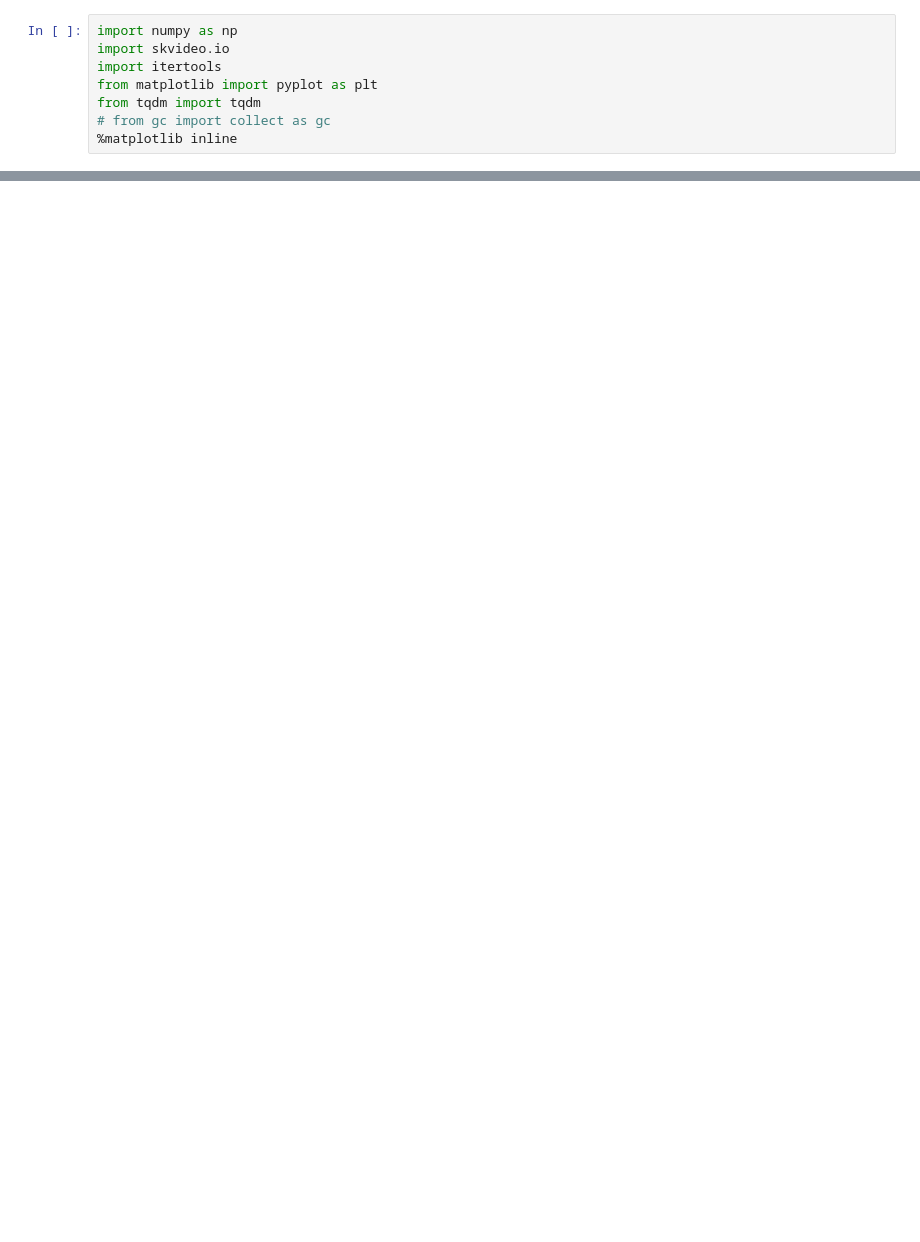
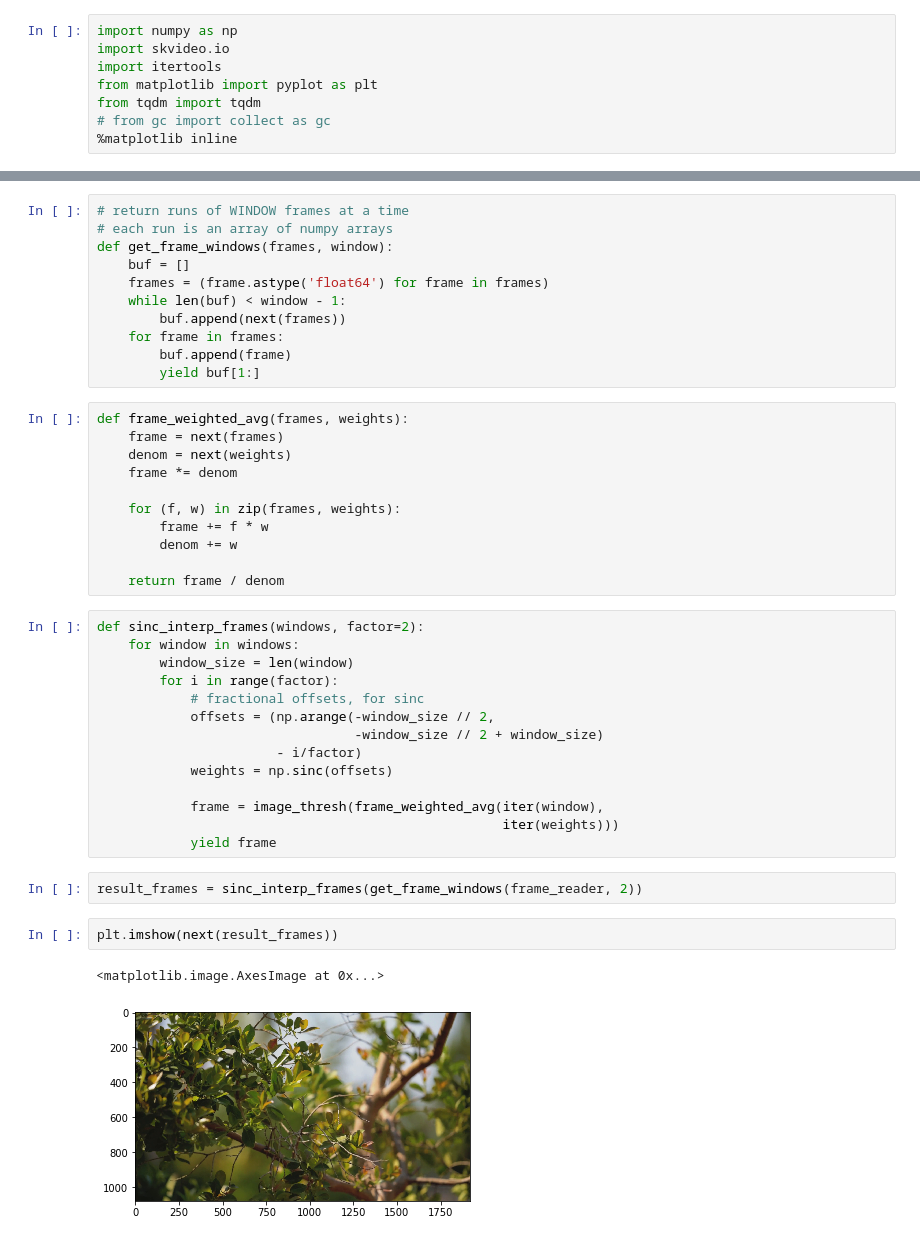
Before and after one commit to simontheflutist/sincvideo, a Jupyter notebook: sinc video.ipynb, the cells around one changed output, grey strips where cells are left out. Drawn from its saved outputs; the diff is of its cells as text; blank space fills up the shorter version.

```diff
--- a/sinc video.ipynb
+++ b/sinc video.ipynb
@@ -102,0 +19,43 @@ rows = pool.map(do_row, rows)
+# %%
+# return runs of WINDOW frames at a time
+# each run is an array of numpy arrays
+def get_frame_windows(frames, window):
+    buf = []
+    frames = (frame.astype('float64') for frame in frames)
+    while len(buf) < window - 1:
+        buf.append(next(frames))
+    for frame in frames:
+        buf.append(frame)
+        yield buf[1:]
+# %%
+def frame_weighted_avg(frames, weights):
+    frame = next(frames)
+    denom = next(weights)
+    frame *= denom
+
+    for (f, w) in zip(frames, weights):
+        frame += f * w
+        denom += w
+
+    return frame / denom
+# %%
+def sinc_interp_frames(windows, factor=2):
+    for window in windows:
+        window_size = len(window)
+        for i in range(factor):
+            # fractional offsets, for sinc
+            offsets = (np.arange(-window_size // 2,
+                                 -window_size // 2 + window_size)
+                       - i/factor)
+            weights = np.sinc(offsets)
+
+            frame = image_thresh(frame_weighted_avg(iter(window),
+                                                    iter(weights)))
+            yield frame
+# %%
+result_frames = sinc_interp_frames(get_frame_windows(frame_reader, 2))
+# %%
+plt.imshow(next(result_frames))
+# %% [output]
+<matplotlib.image.AxesImage at 0x...>
+[figure, added]
```
Also changed, not shown: parts of 22 cells of this notebook, 1 other file.
